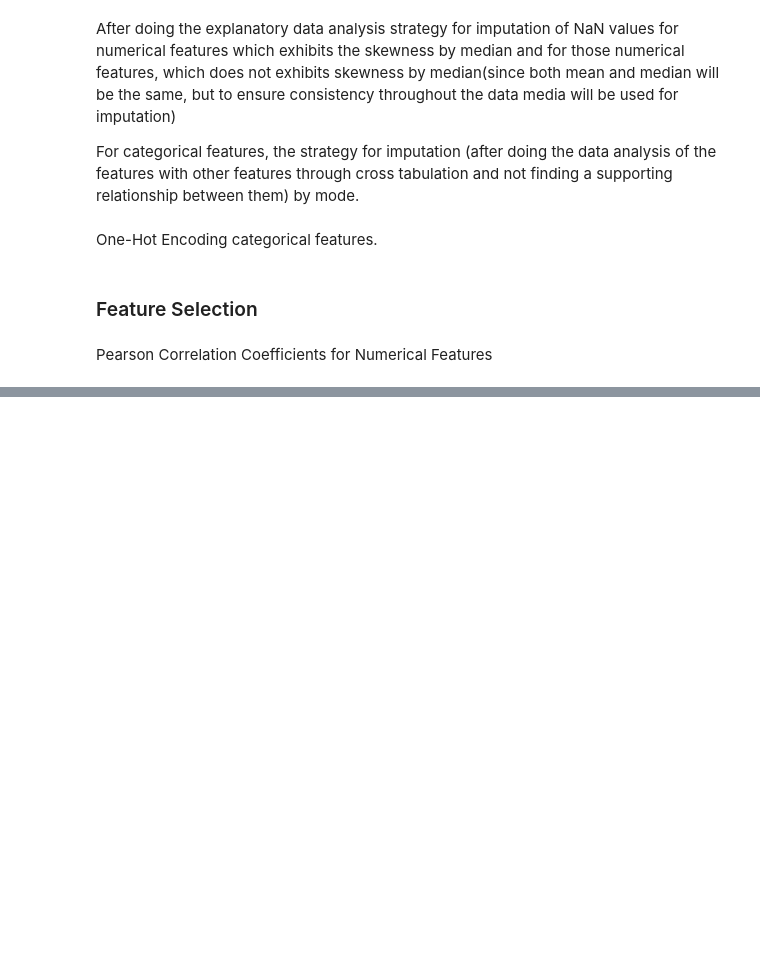
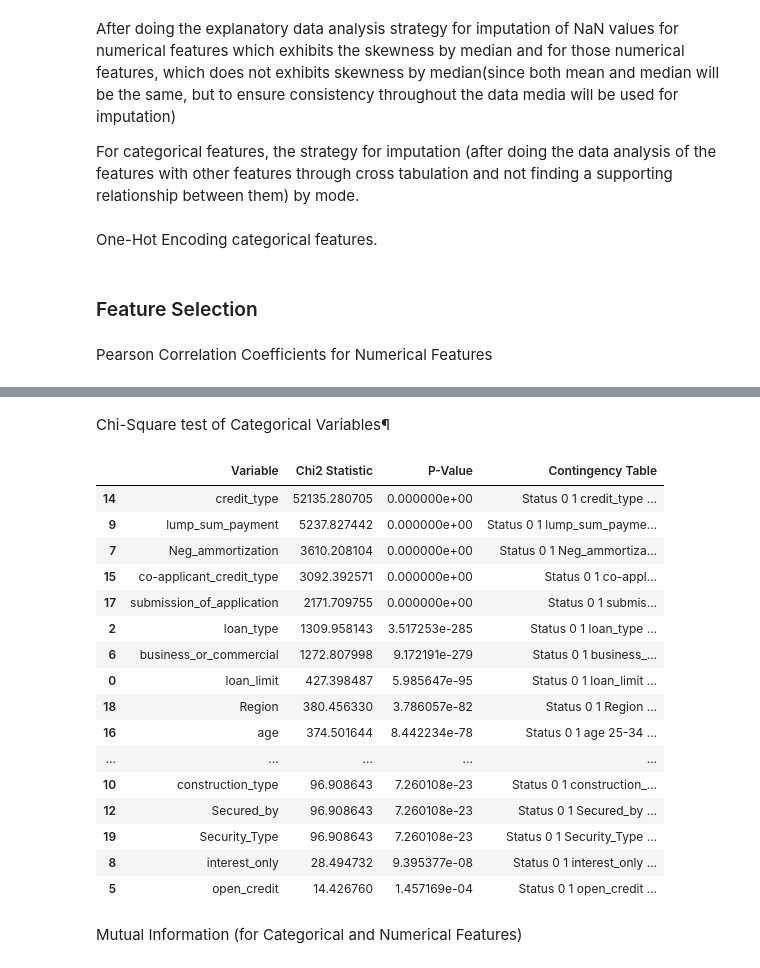
Before and after one commit to thekingVedant2005/Loan-Default-Prediction-, a Jupyter notebook: src.ipynb, the cells around one changed output, grey strips where cells are left out. Drawn from its saved outputs; the diff is of its cells as text; code cells hidden in the pictures; blank space fills up the shorter version.

```diff
--- a/src.ipynb
+++ b/src.ipynb
@@ -114,0 +109,48 @@ pd.DataFrame(pearson_dic, index = ['Pearson Statistic', 'p-value']).T.sort_value
+# %% [markdown]
+Chi-Square test of Categorical Variables¶
+# %%
+
+def chi_square_test(cat_var, target_var):
+
+    contingency_table = pd.crosstab(data[cat_var], data[target_var])
+    chi2, p, _, _ = stats.chi2_contingency(contingency_table)
+    return chi2, p, contingency_table
+
+
+chi_square_results = []
+
+
+for col in Cat_cols:
+    chi2, p, contingency_table = chi_square_test(col, 'Status')
+    chi_square_results.append({
+        'Variable': col,
+        'Chi2 Statistic': chi2,
+        'P-Value': p,
+        'Contingency Table': contingency_table
+    })
+
+
+chi_square_results_df = pd.DataFrame(chi_square_results)
+
+
+chi_square_results_df.sort_values(by='Chi2 Statistic', ascending = False)
+# %% [output]
+|  | Variable | Chi2 Statistic | P-Value | Contingency Table |
+| 14 | credit_type | 52135.280705 | 0.000000e+00 | Status 0 1 credit_type ... |
+| 9 | lump_sum_payment | 5237.827442 | 0.000000e+00 | Status 0 1 lump_sum_payme... |
+| 7 | Neg_ammortization | 3610.208104 | 0.000000e+00 | Status 0 1 Neg_ammortiza... |
+| 15 | co-applicant_credit_type | 3092.392571 | 0.000000e+00 | Status 0 1 co-appl... |
+| 17 | submission_of_application | 2171.709755 | 0.000000e+00 | Status 0 1 submis... |
+| 2 | loan_type | 1309.958143 | 3.517253e-285 | Status 0 1 loan_type ... |
+| 6 | business_or_commercial | 1272.807998 | 9.172191e-279 | Status 0 1 business_... |
+| 0 | loan_limit | 427.398487 | 5.985647e-95 | Status 0 1 loan_limit ... |
+| 18 | Region | 380.456330 | 3.786057e-82 | Status 0 1 Region ... |
+| 16 | age | 374.501644 | 8.442234e-78 | Status 0 1 age 25-34 ... |
+| ... | ... | ... | ... | ... |
+| 10 | construction_type | 96.908643 | 7.260108e-23 | Status 0 1 construction_... |
+| 12 | Secured_by | 96.908643 | 7.260108e-23 | Status 0 1 Secured_by ... |
+| 19 | Security_Type | 96.908643 | 7.260108e-23 | Status 0 1 Security_Type ... |
+| 8 | interest_only | 28.494732 | 9.395377e-08 | Status 0 1 interest_only ... |
+| 5 | open_credit | 14.426760 | 1.457169e-04 | Status 0 1 open_credit ... |
+# %% [markdown]
+Mutual Information (for Categorical and Numerical Features)
```
Also changed, not shown: parts of 13 cells of this notebook.
